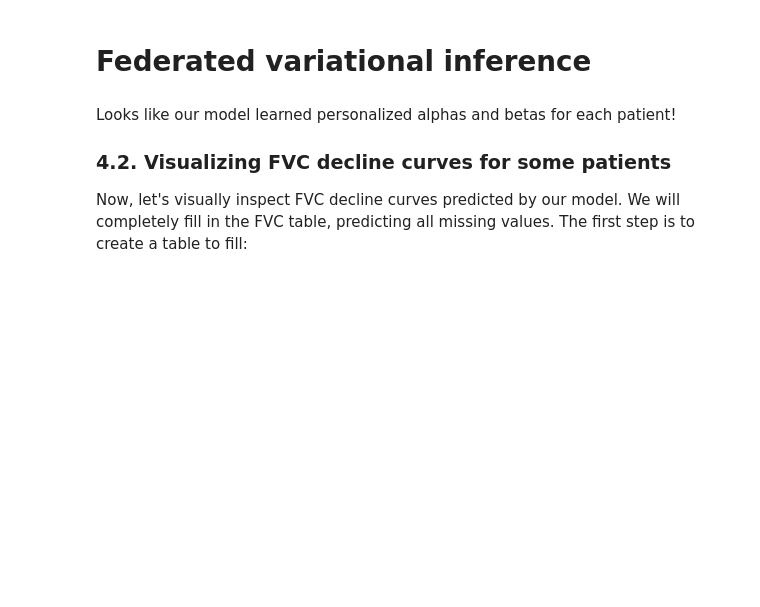
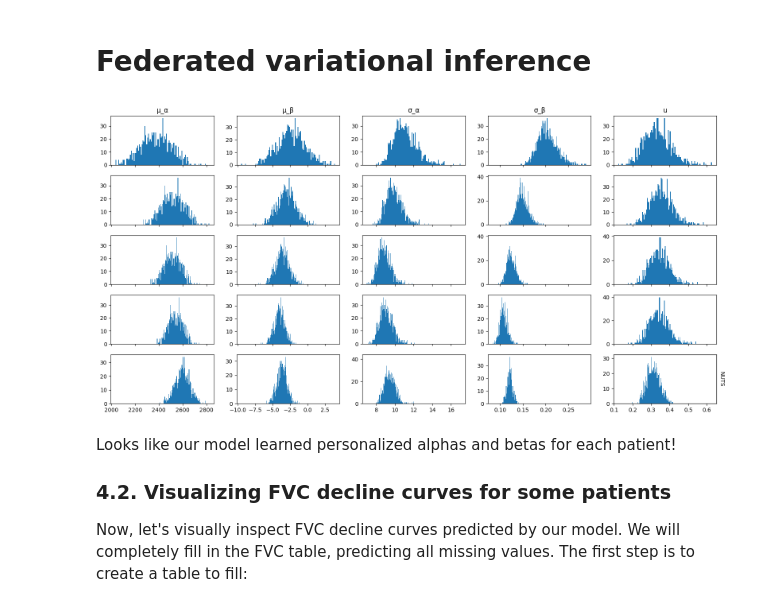
Before and after one commit to gaia-os/fedbmr, a Jupyter notebook: notebooks/federated_hierarchical_linear_regression.ipynb, the cells around one changed output. Cells and saved outputs as stored; diff of their text form; code cells hidden in the pictures; blank space fills up the shorter version.

```diff
--- a/notebooks/federated_hierarchical_linear_regression.ipynb
+++ b/notebooks/federated_hierarchical_linear_regression.ipynb
@@ -510,3 +454,47 @@ results = inf_fed.inference(_rng_key, data)
+# %%
+# sequential algorithm
+from tqdm.auto import tqdm
+import jax.tree_util as jtu
+from functools import partial
+
+num_epochs = 1
+gp = federation[0]['client'].global_prior()
+posteriors = []
+for e in range(num_epochs):
+    for n in tqdm(range(len(federation))):
+        rng_key, _rng_key = random.split(rng_key)
+        federation[n]['client'].recieve_prior(gp)
+        data = federation[n]['data']
+        federation[n]['client'].inference(_rng_key, data, num_steps=30_000, opt_kwargs={'learning_rate': 1e-2})
+        gp = federation[n]['client'].send_posterior()
+        posteriors.append( gp )
+# %%
+m = len(federation)
+fig, axes = plt.subplots(5, 5, figsize=(16, 8), sharex='col')
+
+for i, idx in enumerate([0, 33, 66, 99]):
+    gm = GenerativeModel(posteriors[idx], global_model, local_model)
+    fed_smpl = Predictive(gm, num_samples=1000)(rng_key, **federation[idx]['data'])
+
+    for j, name in enumerate(['μ_α', 'μ_β', 'σ_α', 'σ_β', 'u']):
+        axes[i, j].hist(fed_smpl[name], bins=100);
+        if i == 0:
+            axes[0, j].set_title(name)
+
+    twin = axes[i, -1].twinx()
+    twin.set_ylabel(f'Iteration {idx}', rotation=-90, labelpad=10)
+    twin.set_yticks([])
+
+for j, name in enumerate(['μ_α', 'μ_β', 'σ_α', 'σ_β', 'u']):
+    axes[-1, j].hist(posterior_samples[name], bins=100)
+
+twin = axes[-1, -1].twinx()
+twin.set_ylabel('NUTS', rotation=-90, labelpad=10)
+twin.set_yticks([])
+
+fig.tight_layout()
+# %% [output]
+[figure, added]
 # %% [markdown]
 Looks like our model learned personalized alphas and betas for each patient!
 
```
Also changed, not shown: parts of 14 cells of this notebook, 3 other files.
